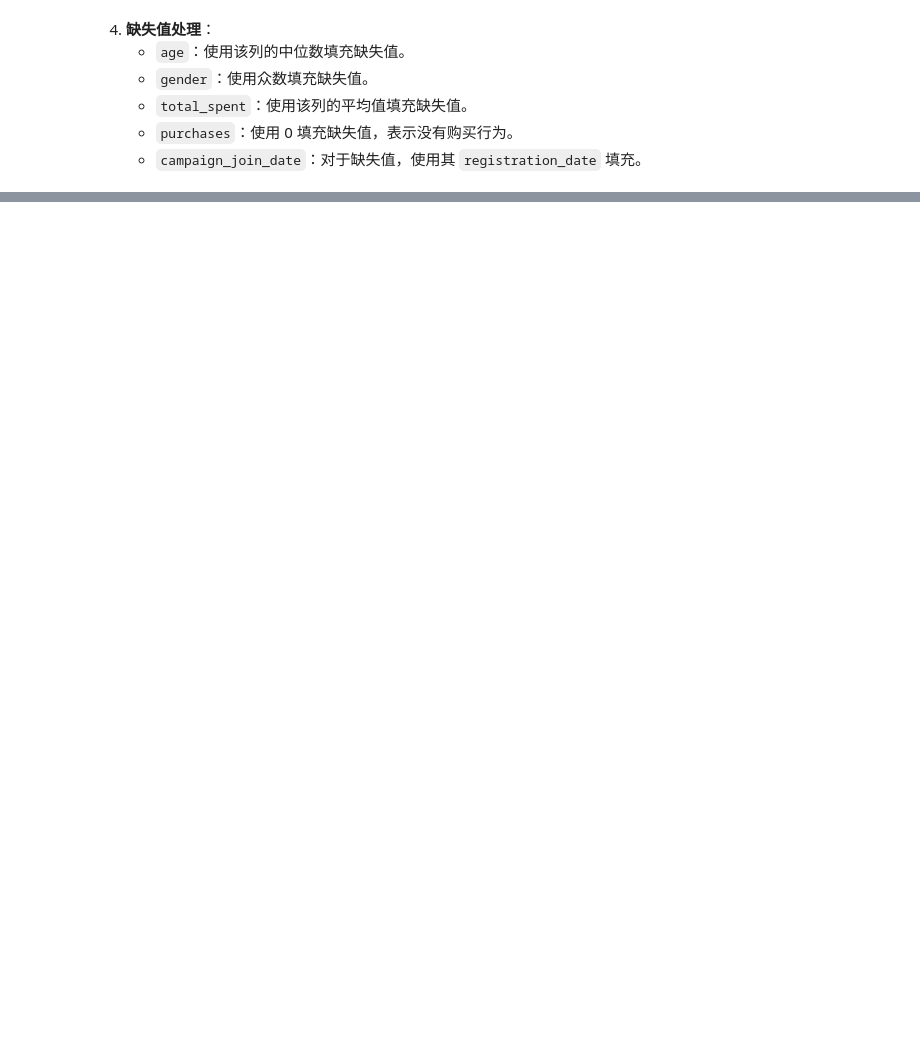
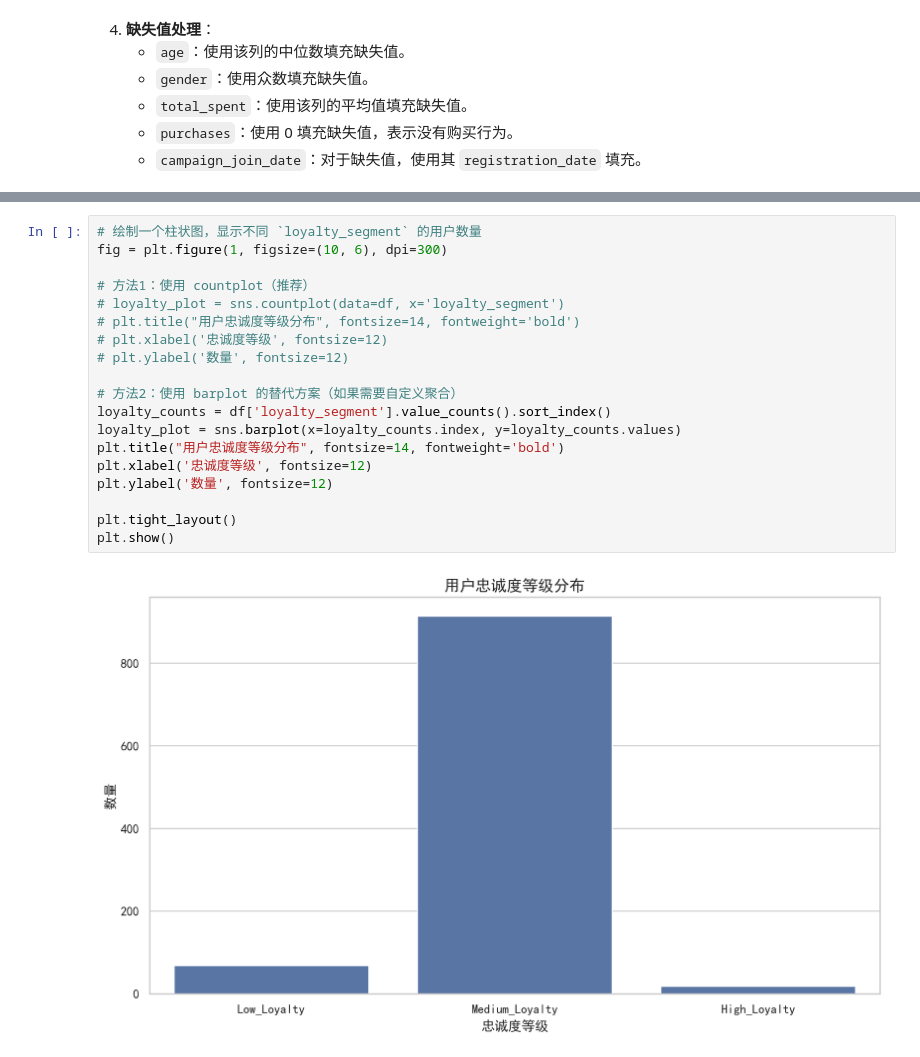
Before and after one commit to yt-x/ds_learn, a Jupyter notebook: practice/practice.ipynb, the cells around one changed output, grey strips where cells are left out. Drawn from its saved outputs; the diff is of its cells as text; blank space fills up the shorter version.

```diff
--- a/practice/practice.ipynb
+++ b/practice/practice.ipynb
@@ -1110,0 +1301,21 @@ df.loc[df['gender'].isna(), 'gender'] = df['gender'].mode()[0]
+# %%
+# 绘制一个柱状图，显示不同 `loyalty_segment` 的用户数量
+fig = plt.figure(1, figsize=(10, 6), dpi=300)
+
+# 方法1：使用 countplot（推荐）
+# loyalty_plot = sns.countplot(data=df, x='loyalty_segment')
+# plt.title("用户忠诚度等级分布", fontsize=14, fontweight='bold')
+# plt.xlabel('忠诚度等级', fontsize=12)
+# plt.ylabel('数量', fontsize=12)
+
+# 方法2：使用 barplot 的替代方案（如果需要自定义聚合）
+loyalty_counts = df['loyalty_segment'].value_counts().sort_index()
+loyalty_plot = sns.barplot(x=loyalty_counts.index, y=loyalty_counts.values)
+plt.title("用户忠诚度等级分布", fontsize=14, fontweight='bold')
+plt.xlabel('忠诚度等级', fontsize=12)
+plt.ylabel('数量', fontsize=12)
+
+plt.tight_layout()
+plt.show()
+# %% [output]
+[figure, added]
```
Also changed, not shown: parts of 31 cells of this notebook, 3 other files.
